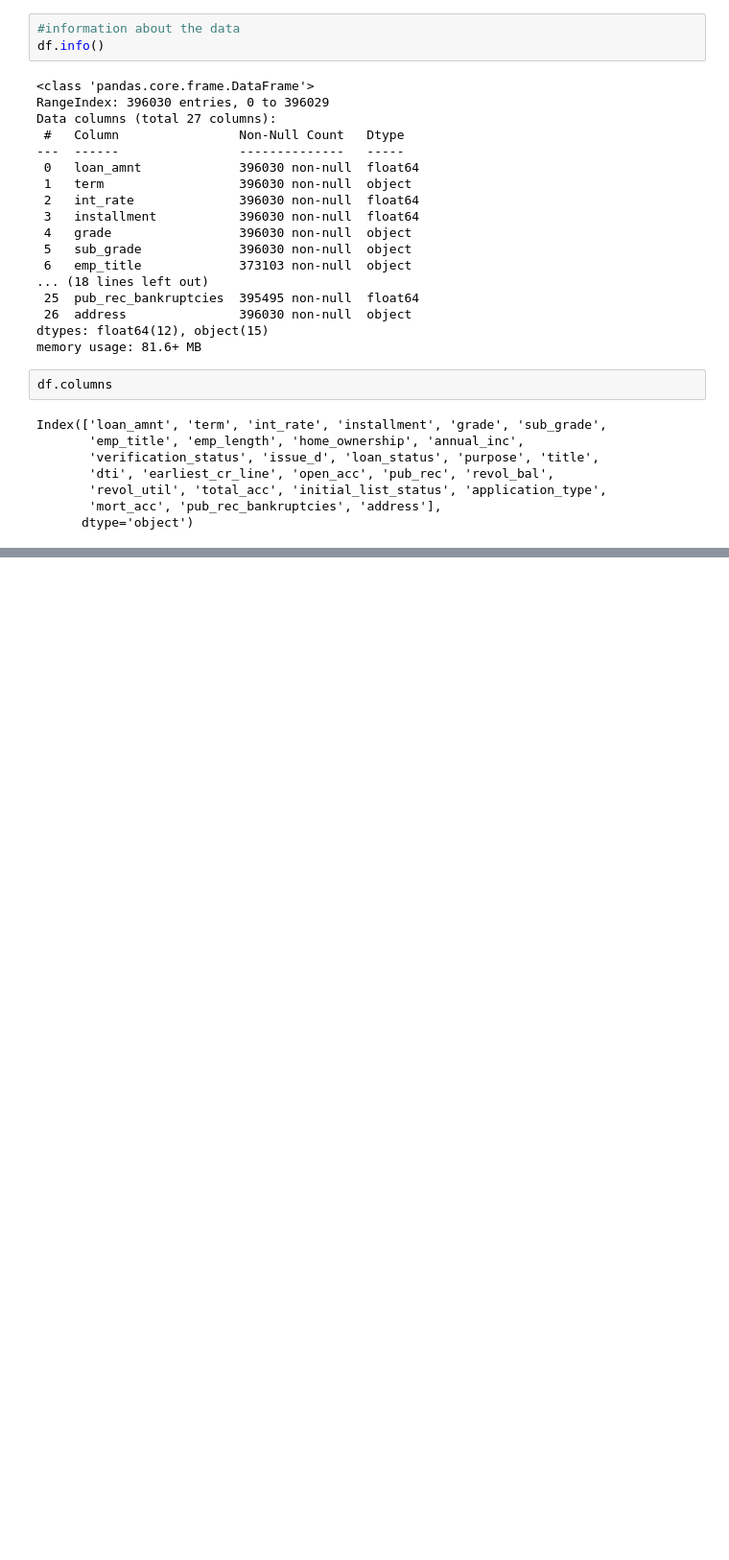
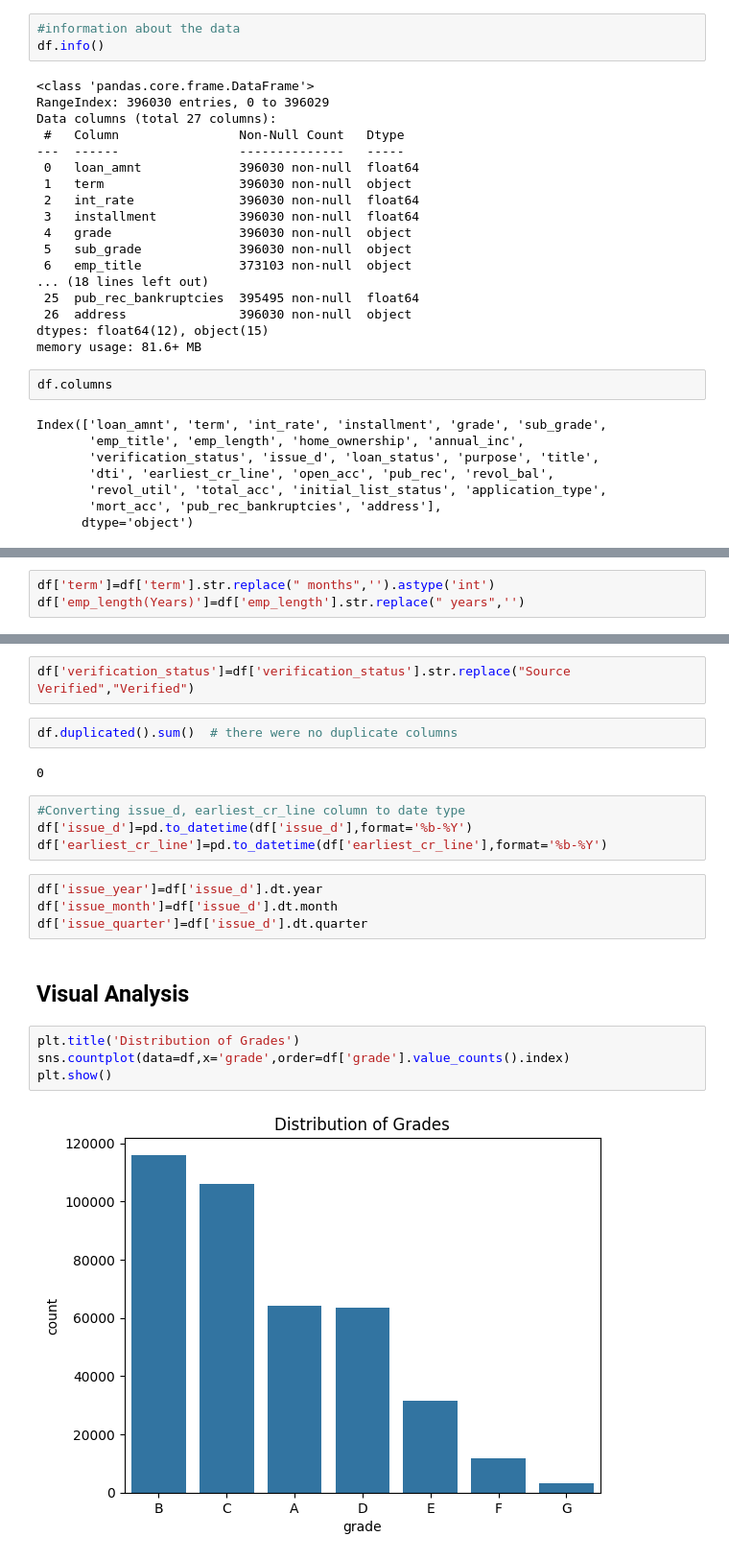
Before and after one commit to DineshPrabhuEng/Case_studies, a Jupyter notebook: Case_studies/Loan_tap_ML_case_study.ipynb, the cells around one changed output, grey strips where cells are left out. Shown at 96% size. Saved outputs shown, nothing was run; the diff lists cells and outputs as text; blank space fills up the shorter version.

```diff
--- a/Case_studies/Loan_tap_ML_case_study.ipynb
+++ b/Case_studies/Loan_tap_ML_case_study.ipynb
@@ -90,0 +136,3 @@ Index(['loan_amnt', 'term', 'int_rate', 'installment', 'grade', 'sub_grade',
+# %%
+df['term']=df['term'].str.replace(" months",'').astype('int')
+df['emp_length(Years)']=df['emp_length'].str.replace(" years",'')
@@ -90,0 +149,22 @@ Index(['loan_amnt', 'term', 'int_rate', 'installment', 'grade', 'sub_grade',
+# %%
+df['verification_status']=df['verification_status'].str.replace("Source Verified","Verified")
+# %%
+df.duplicated().sum()  # there were no duplicate columns
+# %% [output]
+0
+# %%
+#Converting issue_d, earliest_cr_line column to date type
+df['issue_d']=pd.to_datetime(df['issue_d'],format='%b-%Y')
+df['earliest_cr_line']=pd.to_datetime(df['earliest_cr_line'],format='%b-%Y')
+# %%
+df['issue_year']=df['issue_d'].dt.year
+df['issue_month']=df['issue_d'].dt.month
+df['issue_quarter']=df['issue_d'].dt.quarter
+# %% [markdown]
+## **Visual Analysis**
+# %%
+plt.title('Distribution of Grades')
+sns.countplot(data=df,x='grade',order=df['grade'].value_counts().index)
+plt.show()
+# %% [output]
+[figure, added]
```
Also changed, not shown: parts of 26 cells of this notebook, 3 other files.
